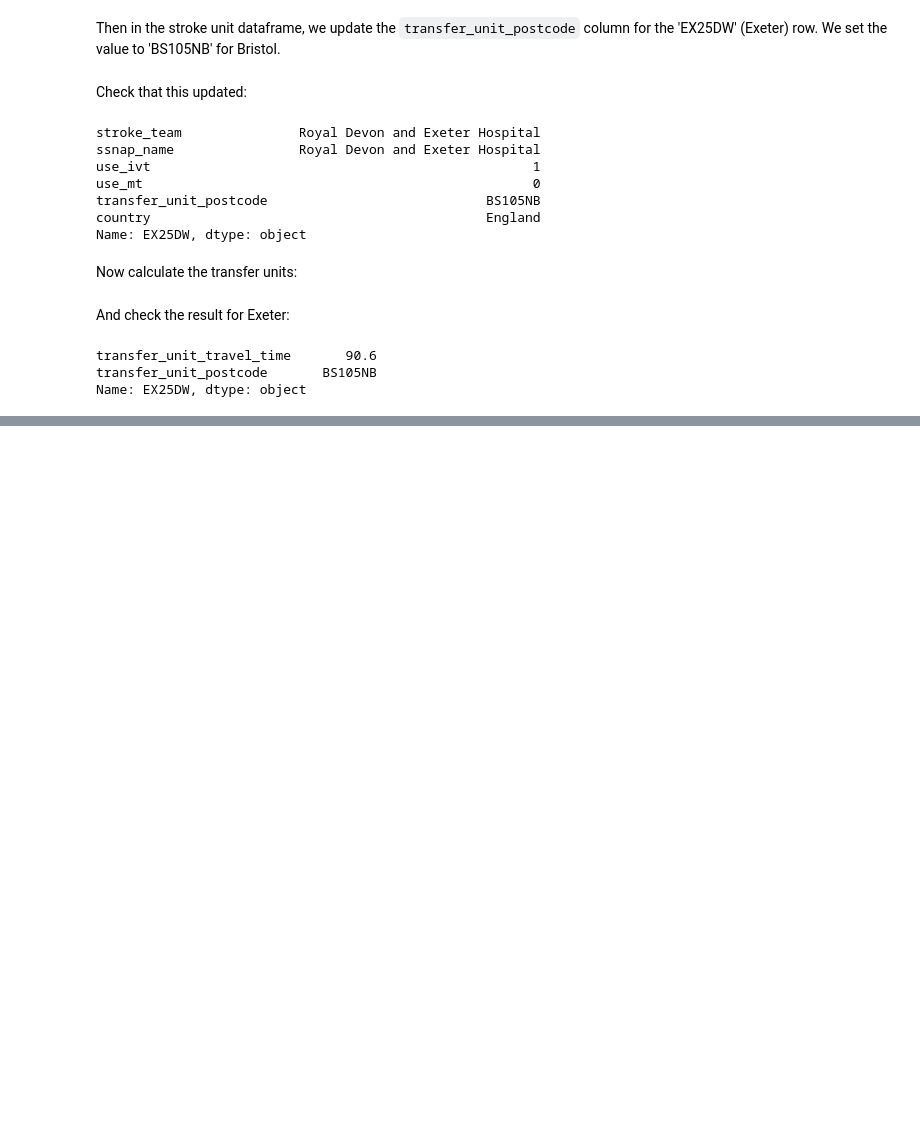
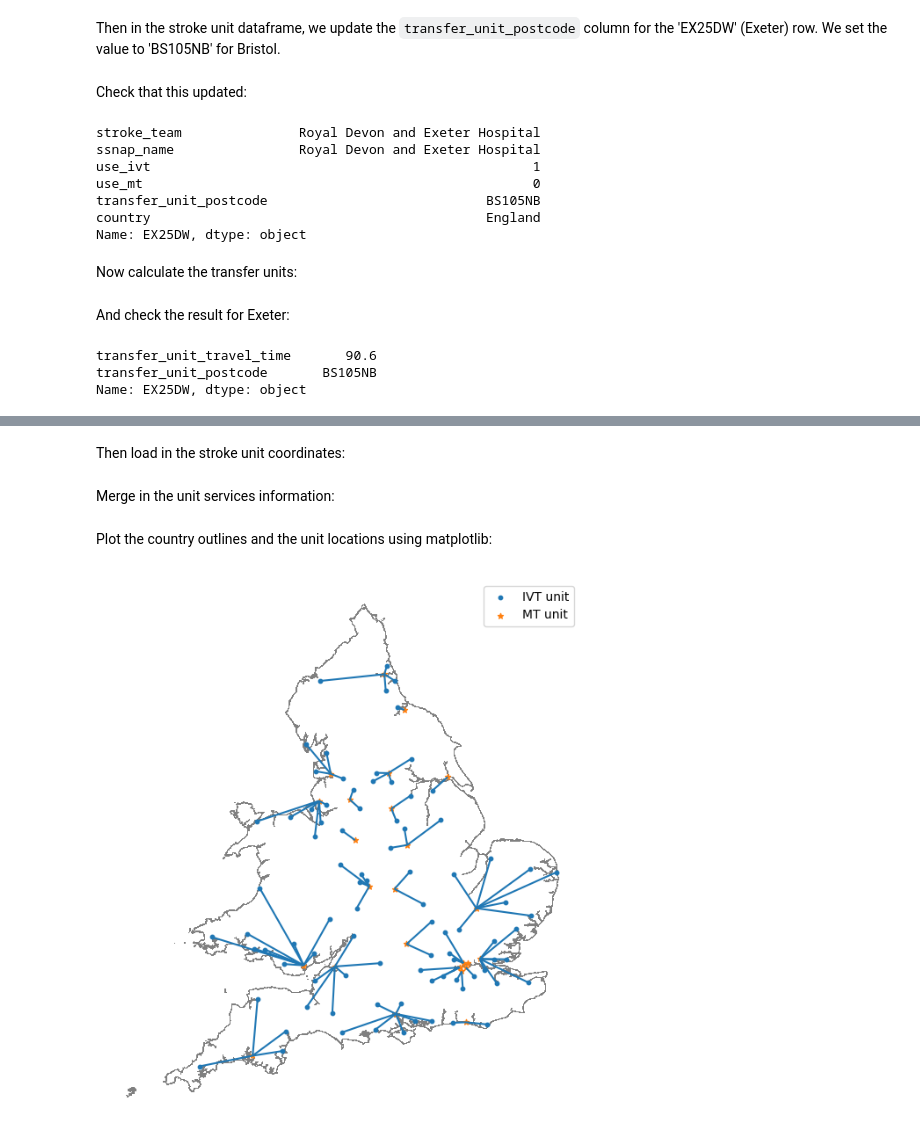
Before and after one commit to stroke-modelling/stroke-maps, a Jupyter notebook: docs/03b_transfer_units.ipynb, the cells around one changed output, grey strips where cells are left out. Drawn from its saved outputs; the diff is of its cells as text; code cells hidden in the pictures; blank space fills up the shorter version.

Commit message:
New plot example for transfer unit links

```diff
--- a/docs/03b_transfer_units.ipynb
+++ b/docs/03b_transfer_units.ipynb
@@ -229,0 +241,2 @@ Name: EX25DW, dtype: object
+# %%
+gdf_transfer = stroke_maps.geo.make_geometry_transfer_units(df_transfer)
@@ -229,0 +245,61 @@ Name: EX25DW, dtype: object
+# %%
+gdf_ew = stroke_maps.load_data.englandwales_outline()
+# %% [markdown]
+Then load in the stroke unit coordinates:
+# %%
+gdf_units = stroke_maps.load_data.stroke_unit_coordinates()
+# %% [markdown]
+Merge in the unit services information:
+# %%
+gdf_units = pd.merge(
+    gdf_units, df_units[['use_ivt', 'use_mt']],
+    left_index=True, right_index=True, how='right'
+)
+# %% [markdown]
+Plot the country outlines and the unit locations using matplotlib:
+# %%
+fig, ax = plt.subplots(figsize=(8, 8))
+
+# Plot the country outlines:
+gdf_ew.plot(
+    ax=ax,              # Set which axes to use for plot
+    antialiased=False,  # Avoids artefact boundary lines
+    facecolor='none',
+    edgecolor='grey',
+    linewidth=0.2,
+    )
+
+# Lines between units:
+gdf_transfer.plot(ax=ax)
+
+# Pick out which stroke units to plot:
+mask_ivt = ((gdf_units['use_ivt'] == 1) & (gdf_units['use_mt'] == 0))
+mask_mt = (gdf_units['use_mt'] == 1)
+
+# IVT units:
+ax.scatter(
+    gdf_units.loc[mask_ivt, 'geometry'].x,
+    gdf_units.loc[mask_ivt, 'geometry'].y,
+    marker='o',
+    label='IVT unit',
+    s=10,  # size
+    )
+
+# MT units:
+ax.scatter(
+    gdf_units.loc[mask_mt, 'geometry'].x,
+    gdf_units.loc[mask_mt, 'geometry'].y,
+    marker='*',
+    label='MT unit',
+    s=20,  # size
+    )
+
+# Remove the axis border, ticks, labels...
+ax.axis('off')
+
+# Add legend:
+ax.legend()
+
+plt.show()
+# %% [output]
+[figure, added]
```
Also changed, not shown: parts of 7 cells of this notebook, 2 other files.
